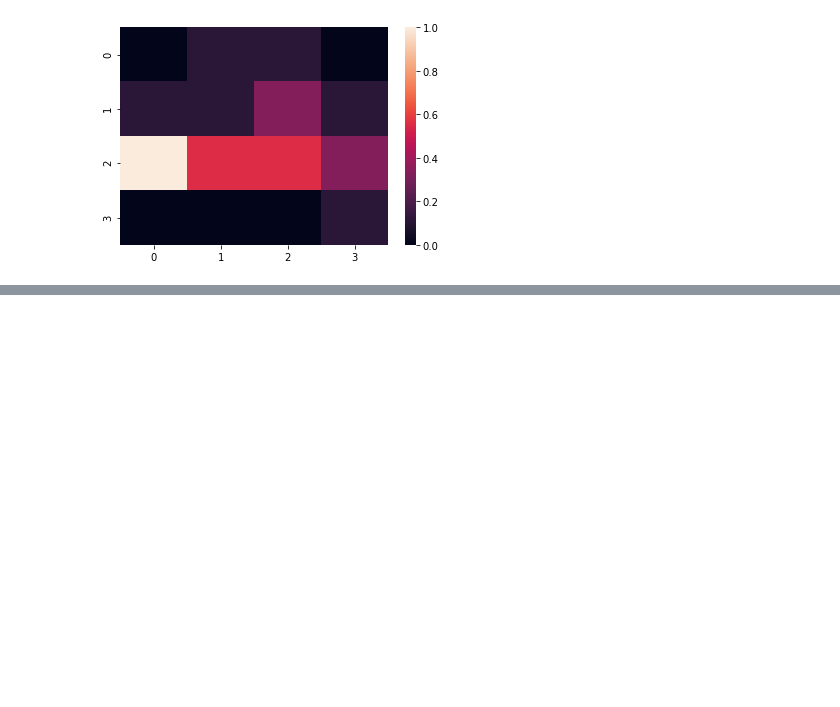
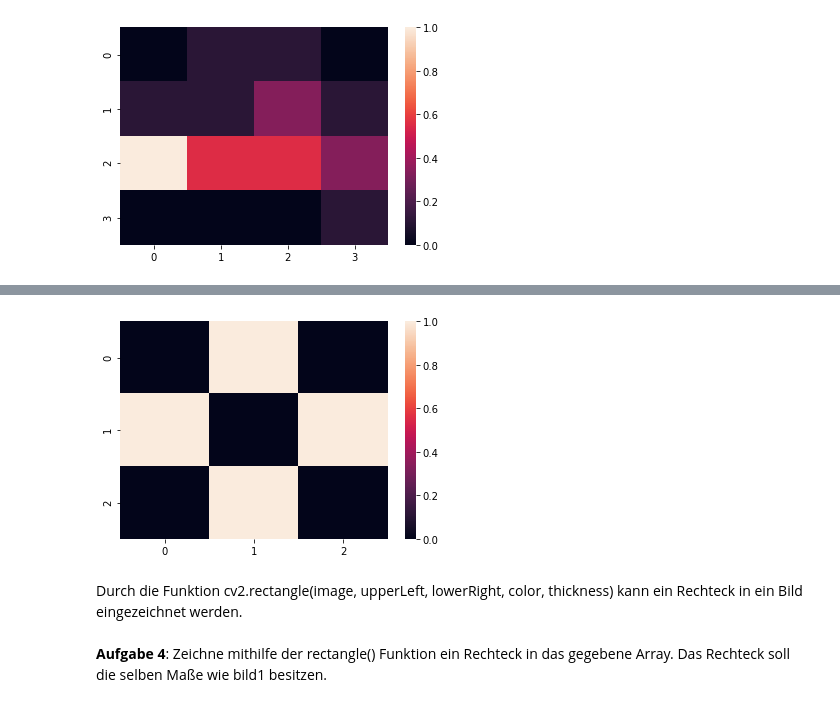
Before and after one commit to ybuchmeier/KI_Sem5, a Jupyter notebook: Uebungsblatt.ipynb, the cells around one changed output, grey strips where cells are left out. Drawn from its saved outputs; the diff is of its cells as text; code cells hidden in the pictures; blank space fills up the shorter version.

```diff
--- a/Uebungsblatt.ipynb
+++ b/Uebungsblatt.ipynb
@@ -336,0 +344,17 @@ heatmap(dreieckPoolingH)
+# %%
+example = np.array(
+    [
+        [0,1,0],
+
+        [1,0,1],
+
+        [0,1,0]
+    ]
+)
+
+_ = heatmap(example)
+# %% [output]
+[figure, added]
+# %% [markdown]
+Durch die Funktion cv2.rectangle(image, upperLeft, lowerRight, color, thickness) kann ein Rechteck in ein Bild eingezeichnet werden. <br><br>
+<b>Aufgabe 4</b>: Zeichne mithilfe der rectangle() Funktion ein Rechteck in das gegebene Array. Das Rechteck soll die selben Maße wie bild1 besitzen.
```
Also changed, not shown: parts of 6 cells of this notebook.
